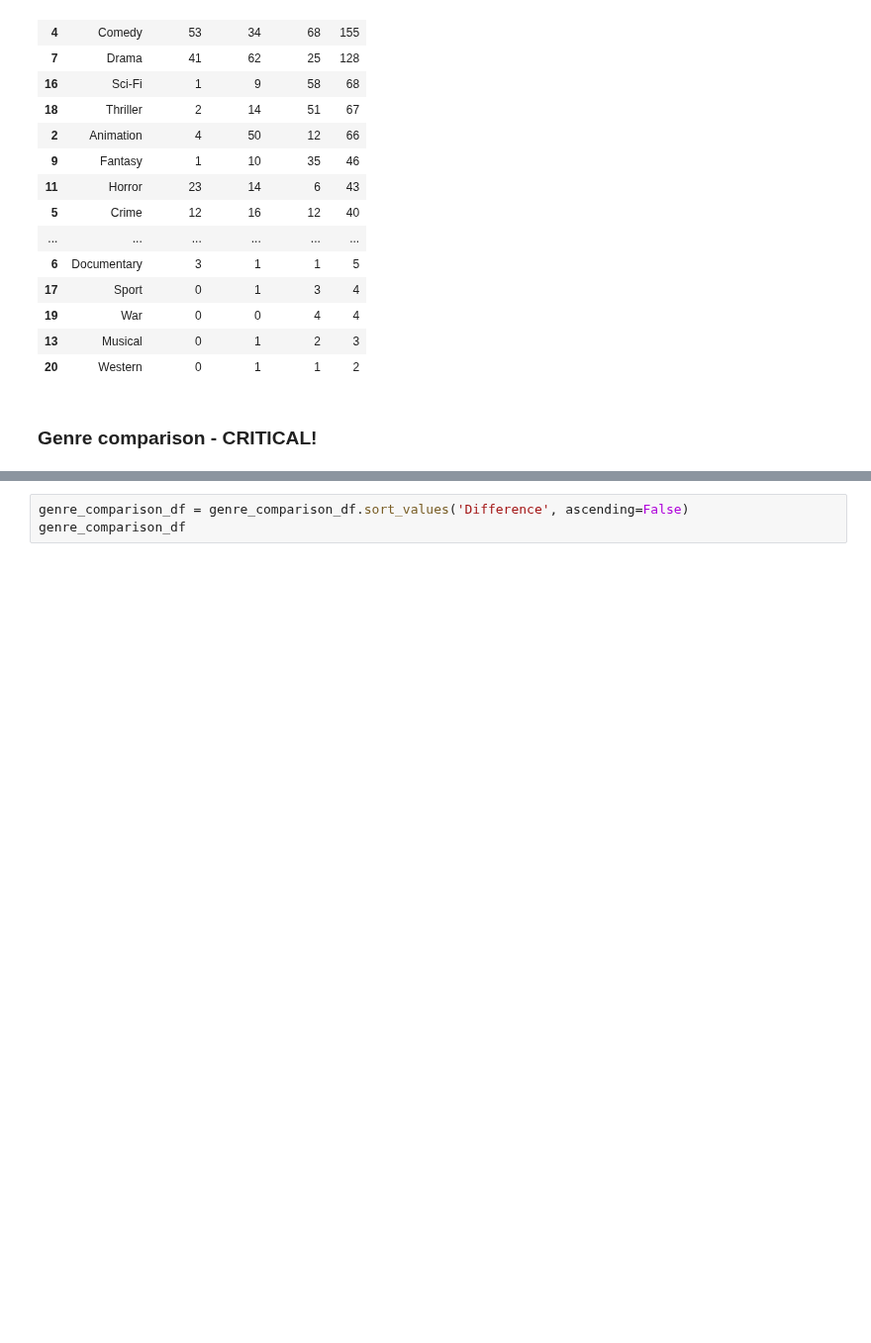
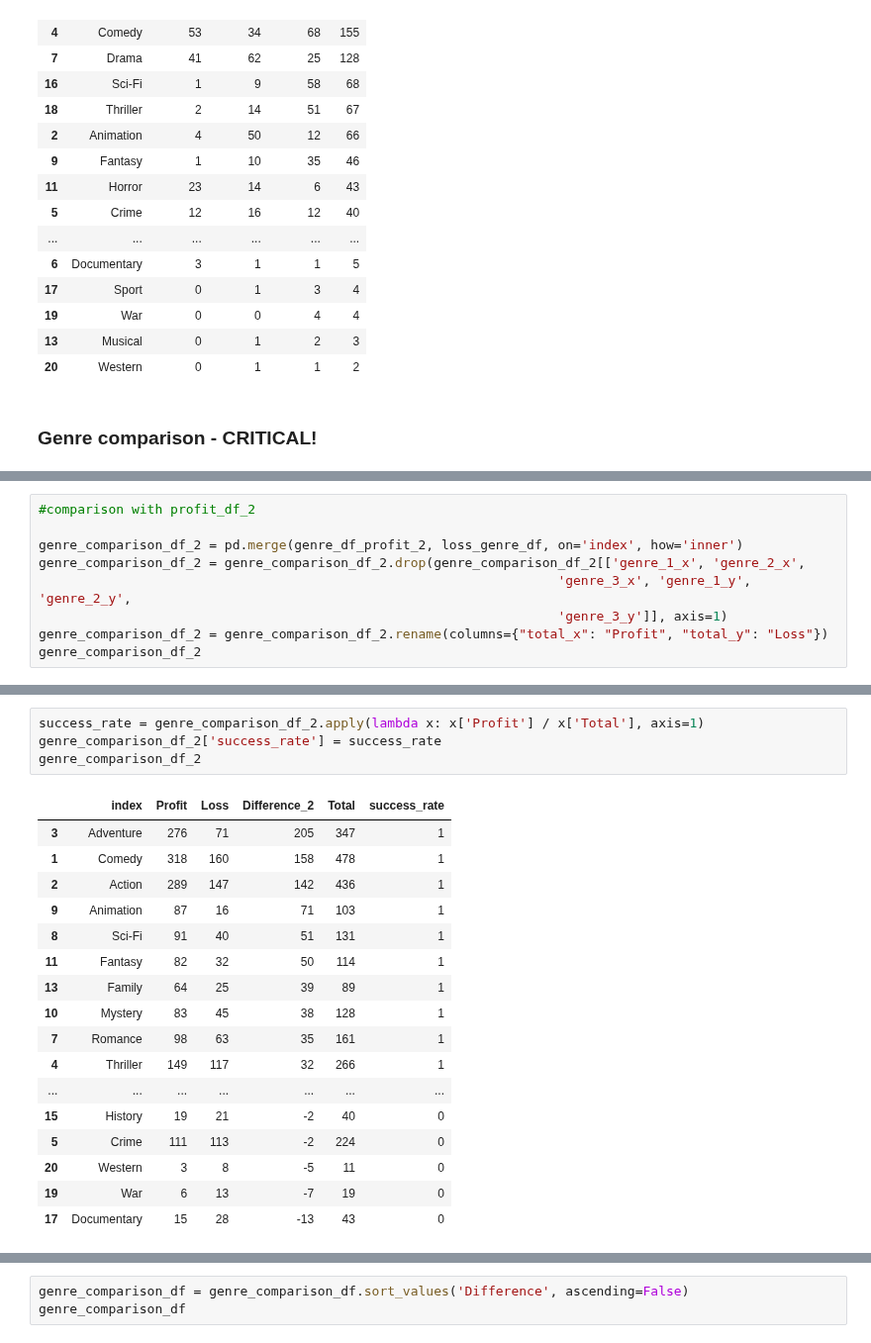
Before and after one commit to jxn628/dsc-phase-1-project, a Jupyter notebook: student.ipynb, the cells around one changed output, grey strips where cells are left out. Shown at 99% size. Drawn from its saved outputs; the diff is of its cells as text; blank space fills up the shorter version.

```diff
--- a/student.ipynb
+++ b/student.ipynb
@@ -1193,0 +1223,9 @@ genre_df_profit
+# %%
+#comparison with profit_df_2
+
+genre_comparison_df_2 = pd.merge(genre_df_profit_2, loss_genre_df, on='index', how='inner')
+genre_comparison_df_2 = genre_comparison_df_2.drop(genre_comparison_df_2[['genre_1_x', 'genre_2_x',
+                                                                   'genre_3_x', 'genre_1_y', 'genre_2_y',
+                                                                   'genre_3_y']], axis=1)
+genre_comparison_df_2 = genre_comparison_df_2.rename(columns={"total_x": "Profit", "total_y": "Loss"})
+genre_comparison_df_2
@@ -1193,0 +1316,22 @@ genre_df_profit
+# %%
+success_rate = genre_comparison_df_2.apply(lambda x: x['Profit'] / x['Total'], axis=1)
+genre_comparison_df_2['success_rate'] = success_rate
+genre_comparison_df_2
+# %% [output]
+|  | index | Profit | Loss | Difference_2 | Total | success_rate |
+| 3 | Adventure | 276 | 71 | 205 | 347 | 1 |
+| 1 | Comedy | 318 | 160 | 158 | 478 | 1 |
+| 2 | Action | 289 | 147 | 142 | 436 | 1 |
+| 9 | Animation | 87 | 16 | 71 | 103 | 1 |
+| 8 | Sci-Fi | 91 | 40 | 51 | 131 | 1 |
+| 11 | Fantasy | 82 | 32 | 50 | 114 | 1 |
+| 13 | Family | 64 | 25 | 39 | 89 | 1 |
+| 10 | Mystery | 83 | 45 | 38 | 128 | 1 |
+| 7 | Romance | 98 | 63 | 35 | 161 | 1 |
+| 4 | Thriller | 149 | 117 | 32 | 266 | 1 |
+| ... | ... | ... | ... | ... | ... | ... |
+| 15 | History | 19 | 21 | -2 | 40 | 0 |
+| 5 | Crime | 111 | 113 | -2 | 224 | 0 |
+| 20 | Western | 3 | 8 | -5 | 11 | 0 |
+| 19 | War | 6 | 13 | -7 | 19 | 0 |
+| 17 | Documentary | 15 | 28 | -13 | 43 | 0 |
```
Also changed, not shown: parts of 19 cells of this notebook.
